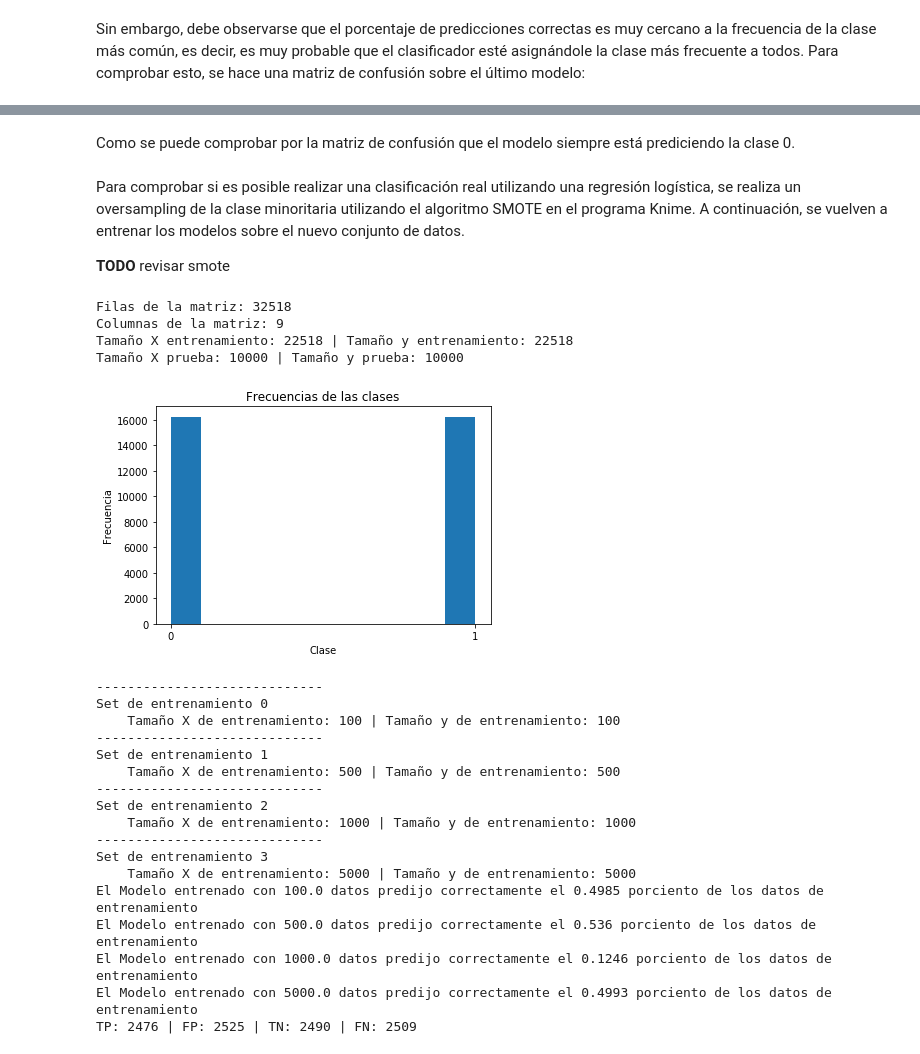
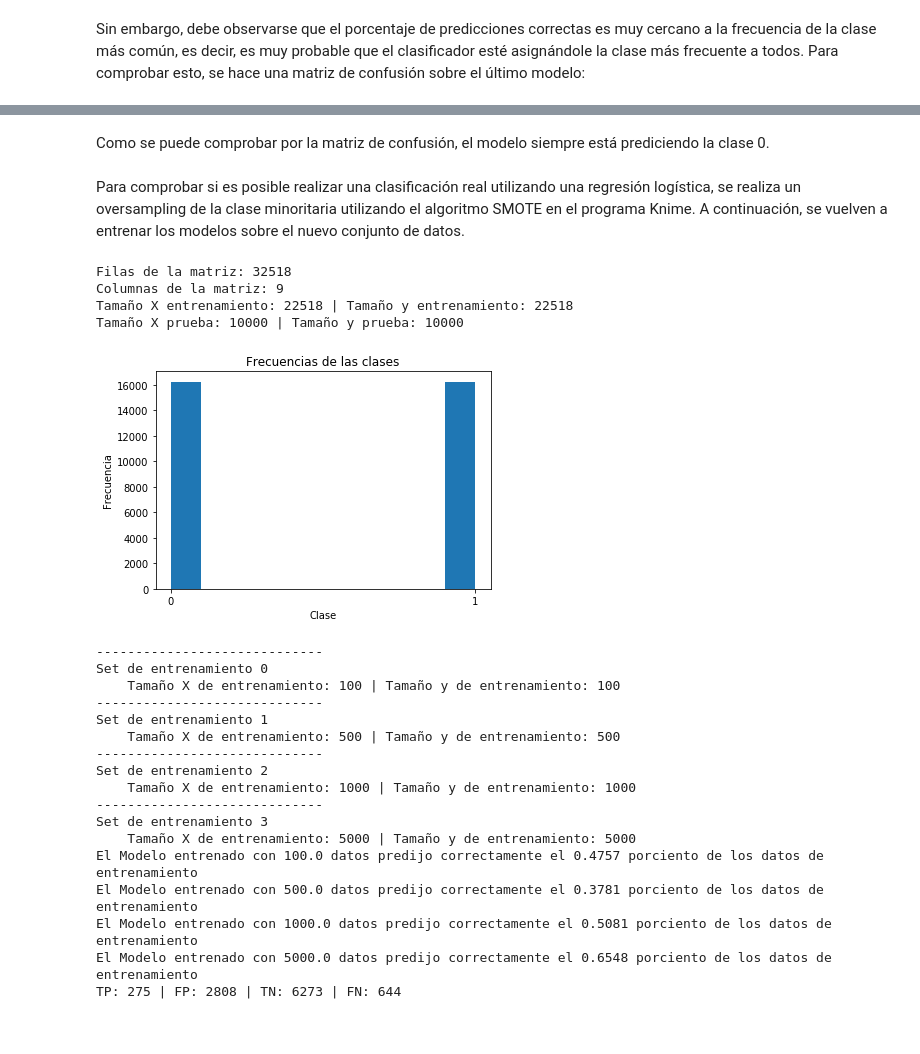
Before and after one commit to FVelasquezM/IELE_4014_Reto_1, a Jupyter notebook: Reto1.ipynb, the cells around one changed output, grey strips where cells are left out. Saved outputs shown, nothing was run; the diff lists cells and outputs as text; code cells hidden in the pictures.

```diff
--- a/Reto1.ipynb
+++ b/Reto1.ipynb
@@ -159,9 +164,7 @@ print("| TP: %s | FP: %s \n| TN: %s | FN: %s" %(tp,fp,tn,fn))
 # %% [markdown]
-Como se puede comprobar por la matriz de confusión que el modelo siempre está prediciendo la clase 0.
+Como se puede comprobar por la matriz de confusión, el modelo siempre está prediciendo la clase 0.
 # %% [markdown]
 Para comprobar si es posible realizar una clasificación real utilizando una regresión logística, se realiza un oversampling de la clase minoritaria utilizando el algoritmo SMOTE en el programa Knime. A continuación, se vuelven a entrenar los modelos sobre el nuevo conjunto de datos.
-
-**TODO** revisar smote
 # %%
 data_matrix_smote = np.loadtxt(open("./HTRU2/HTRU_2_oversampled.csv", "rb"), delimiter=",", skiprows=0)
 
@@ -169,7 +172,7 @@ print("Filas de la matriz: " + str(len(data_matrix_smote)))
 print("Columnas de la matriz: " + str(len(data_matrix_smote[0])))
 
 X_smote = np.resize(data_matrix, (len(data_matrix_smote), len(data_matrix_smote[0])-1))
-y_smote = data_matrix_smote[:,8]
+y_smote = data_matrix_smote[:,len(data_matrix_smote[0])-1]
 
 X_train_smote, X_test_smote, y_train_smote, y_test_smote = train_test_split(X_smote, y_smote, test_size = 10000.00/float(len(X_smote)))
 
@@ -210,38 +213,38 @@ for i in range(0, len(X_train_array_smote)):
     #Se entrena la regresión logística con el conjunto de entrenamiento correspondiente.
     logreg_array_smote.append(LogisticRegression(solver="lbfgs").fit(X_train_array_smote[i], y_train_array_smote[i]))
 
     #Se prueba la regresión logística con los conjuntos de prueba:
     logreg_score_smote.append(logreg_array_smote[i].score(X_test, y_test))
 
     #Se imprimen los resultados del modelo
     print("El Modelo entrenado con %s datos predijo correctamente el %s porciento de los datos de entrenamiento"
          % (sizes_smote[i], logreg_score_smote[i]))
 
 
 tp = 0
 fp = 0
 tn = 0
 fn = 0
 
 for i in range(0, len(X_test_smote)):
-    pred = logreg_array_smote[3].predict(X_test_smote[i].reshape(1, -1))
+    pred = logreg_array_smote[3].predict(X_test[i].reshape(1, -1))
 
-    if pred == 1 and y_test_smote[i] == 1:
+    if pred == 1 and y_test[i] == 1:
         tp += 1
-    elif pred ==0 and y_test_smote[i] == 0:
+    elif pred ==0 and y_test[i] == 0:
         tn += 1
-    elif pred == 1 and y_test_smote[i] == 0:
+    elif pred == 1 and y_test[i] == 0:
         fp += 1
     else:
         fn +=1
 
 print("TP: %s | FP: %s | TN: %s | FN: %s" %(tp,fp,tn,fn))
 # %% [output]
 Filas de la matriz: 32518
 Columnas de la matriz: 9
 Tamaño X entrenamiento: 22518 | Tamaño y entrenamiento: 22518
 Tamaño X prueba: 10000 | Tamaño y prueba: 10000
-[figure, old version]
+[figure, new version]
 -----------------------------
 Set de entrenamiento 0
     Tamaño X de entrenamiento: 100 | Tamaño y de entrenamiento: 100
@@ -254,11 +257,11 @@ Set de entrenamiento 2
 -----------------------------
 Set de entrenamiento 3
     Tamaño X de entrenamiento: 5000 | Tamaño y de entrenamiento: 5000
-El Modelo entrenado con 100.0 datos predijo correctamente el 0.4985 porciento de los datos de entrenamiento
-El Modelo entrenado con 500.0 datos predijo correctamente el 0.536 porciento de los datos de entrenamiento
-El Modelo entrenado con 1000.0 datos predijo correctamente el 0.1246 porciento de los datos de entrenamiento
-El Modelo entrenado con 5000.0 datos predijo correctamente el 0.4993 porciento de los datos de entrenamiento
-TP: 2476 | FP: 2525 | TN: 2490 | FN: 2509
+El Modelo entrenado con 100.0 datos predijo correctamente el 0.4757 porciento de los datos de entrenamiento
+El Modelo entrenado con 500.0 datos predijo correctamente el 0.3781 porciento de los datos de entrenamiento
+El Modelo entrenado con 1000.0 datos predijo correctamente el 0.5081 porciento de los datos de entrenamiento
+El Modelo entrenado con 5000.0 datos predijo correctamente el 0.6548 porciento de los datos de entrenamiento
+TP: 275 | FP: 2808 | TN: 6273 | FN: 644
 # %% [markdown]
 Como puede observarse, se entrenaron las regresiones logísticas utilizando un conjunto de datos en el cual se le realizó oversampling a la clase minoritaria utilizando SMOTE para que quedaran balanceados.<br>
 
```
Also changed, not shown: parts of 8 cells of this notebook.
